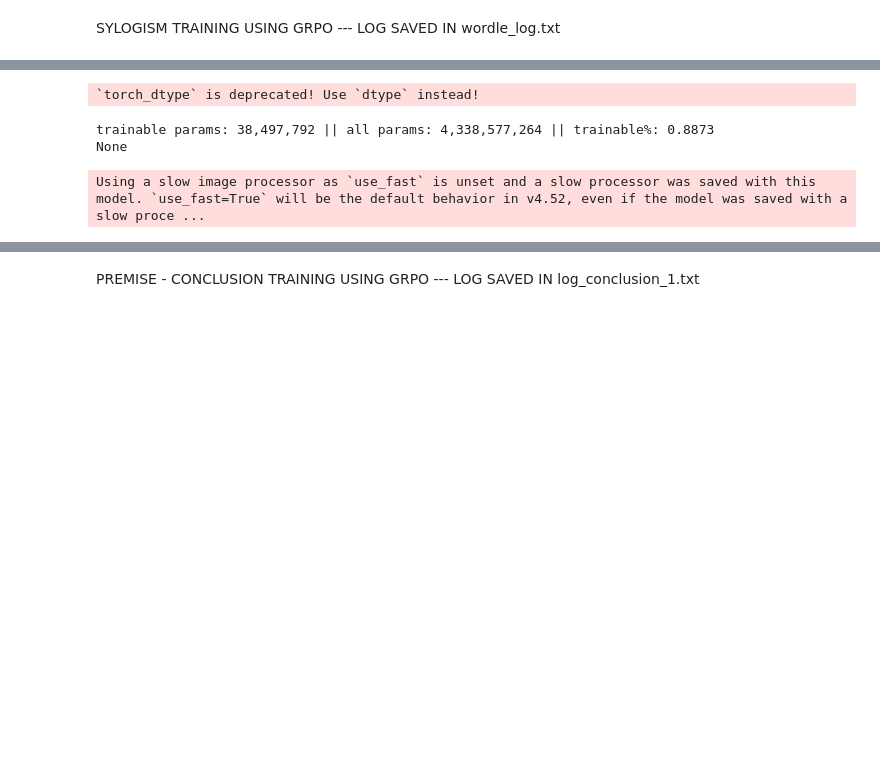
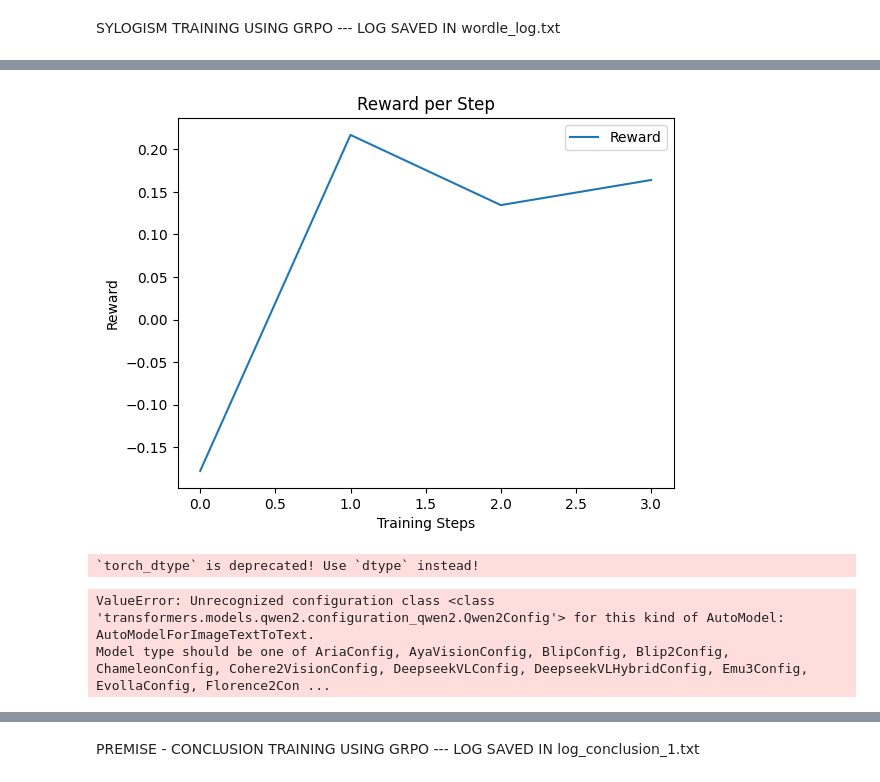
Before and after one commit to naikatheeth24/Master_Thesis, a Jupyter notebook: UNSLOTH/wordle.ipynb, the cells around one changed output, grey strips where cells are left out. Drawn from its saved outputs; the diff is of its cells as text; code cells hidden in the pictures; blank space fills up the shorter version.

```diff
--- a/UNSLOTH/wordle.ipynb
+++ b/UNSLOTH/wordle.ipynb
@@ -6,26 +452,38 @@ os.environ["CUDA_VISIBLE_DEVICES"] = "2"
+# %%
+import matplotlib.pyplot as plt
+
+# Simple plot after training
+plt.plot(xmlcount_reward_func_log, label="Reward")
+plt.xlabel("Training Steps")
+plt.ylabel("Reward")
+plt.title("Reward per Step")
+plt.legend()
+plt.show()
+# %% [output]
+[figure, added]
 # %%
-import torch
-from transformers import AutoProcessor, AutoModelForImageTextToText
-from peft import LoraConfig, get_peft_model
-ckpt = "google/gemma-3-4b-it"
+# import torch
+# from transformers import AutoProcessor, AutoModelForImageTextToText
+# from peft import LoraConfig, get_peft_model
+# #ckpt = "google/gemma-3-4b-it"
+# ckpt = "Qwen/Qwen2.5-7B-Instruct"
 
-model = AutoModelForImageTextToText.from_pretrained(
-    ckpt, device_map="auto", torch_dtype=torch.bfloat16, attn_implementation="eager"
-)
+# model = AutoModelForImageTextToText.from_pretrained(
+#     ckpt, device_map="auto", torch_dtype=torch.bfloat16, attn_implementation="eager"
+# )
 
-# Load LoRA
-lora_config = LoraConfig(
-    task_type="CAUSAL_LM",
-    r=16,
-    lora_alpha=32,
-    target_modules="all-linear",
-)
-model = get_peft_model(model, lora_config)
-print(model.print_trainable_parameters())
+# # Load LoRA
+# lora_config = LoraConfig(
+#     task_type="CAUSAL_LM",
+#     r=16,
+#     lora_alpha=32,
+#     target_modules="all-linear",
+# )
+# model = get_peft_model(model, lora_config)
+# print(model.print_trainable_parameters())
 
-processor = AutoProcessor.from_pretrained(ckpt)
+# processor = AutoProcessor.from_pretrained(ckpt)
 # %% [output]
 `torch_dtype` is deprecated! Use `dtype` instead!
-trainable params: 38,497,792 || all params: 4,338,577,264 || trainable%: 0.8873
-None
+ValueError: Unrecognized configuration class <class 'transformers.models.qwen2.configuration_qwen2.Qwen2Config'> for this kind of AutoModel: AutoModelForImageTextToText.
+Model type should be one of AriaConfig, AyaVisionConfig, BlipConfig, Blip2Config, ChameleonConfig, Cohere2VisionConfig, DeepseekVLConfig, DeepseekVLHybridConfig, Emu3Config, EvollaConfig, Florence2Con ...
-Using a slow image processor as `use_fast` is unset and a slow processor was saved with this model. `use_fast=True` will be the default behavior in v4.52, even if the model was saved with a slow proce ...
```
Also changed, not shown: parts of 24 cells of this notebook, 7 other files.
